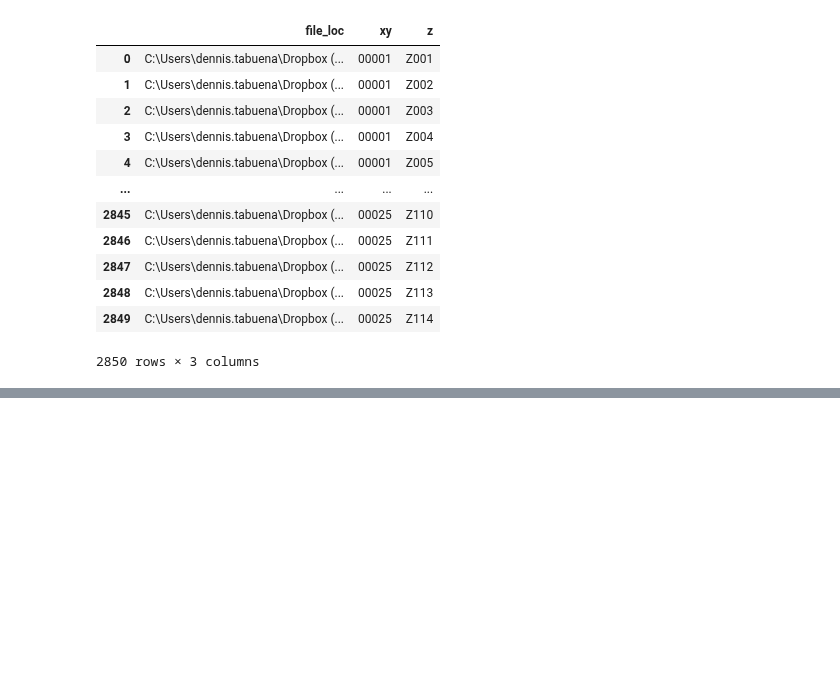
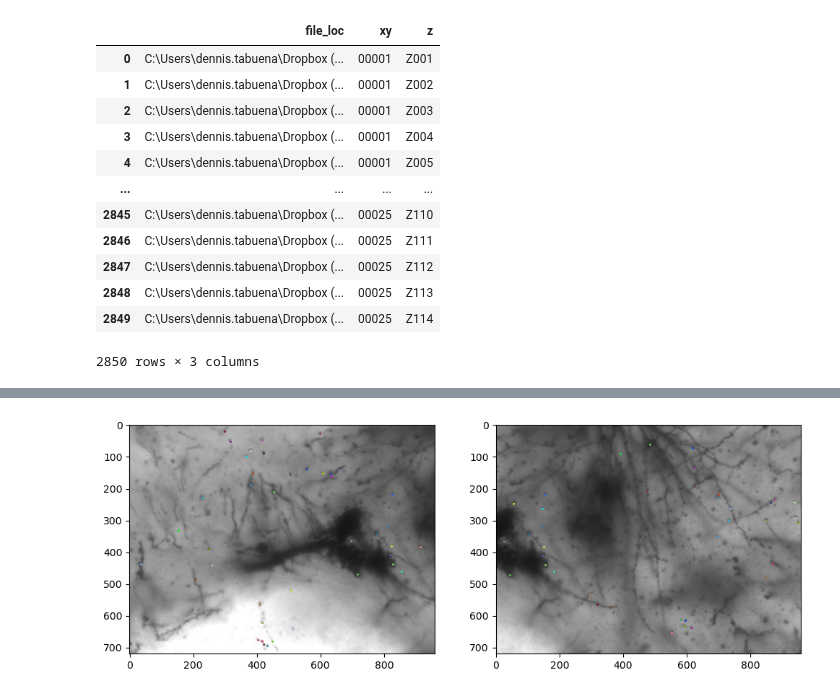
Before and after one commit to dtabuena/Workshop, a Jupyter notebook: Image/Test_Stitch.ipynb, the cells around one changed output, grey strips where cells are left out. Cells and saved outputs as stored; diff of their text form; code cells hidden in the pictures; blank space fills up the shorter version.

```diff
--- a/Image/Test_Stitch.ipynb
+++ b/Image/Test_Stitch.ipynb
@@ -83,0 +128,22 @@ image1_keypoints
+# %%
+# Initialize the feature matcher using brute-force matching
+bf = cv2.BFMatcher(cv2.NORM_L2, crossCheck=True)
+
+# Match the descriptors using brute-force matching
+matches = bf.match(descriptors1, descriptors2)
+num_matches = 50
+matches = sorted(matches, key=lambda x: x.distance)[:num_matches]
+# Extract matching keypoints
+src_points = np.float32([keypoints1[match.queryIdx].pt for match in matches]).reshape(-1, 1, 2)
+dst_points = np.float32([keypoints2[match.trainIdx].pt for match in matches]).reshape(-1, 1, 2)
+
+
+fig,ax=plt.subplots(1,2,figsize=(12,6))
+ax[0].imshow(image1)
+ax[1].imshow(image2)
+for s,d in zip(src_points,dst_points):
+    rand_color = np.random.rand(3)
+    ax[0].scatter(s[0][0],s[0][1],s=1,color=rand_color)
+    ax[1].scatter(d[0][0],d[0][1],s=1,color=rand_color)
+# %% [output]
+[figure, added]
```
Also changed, not shown: parts of 12 cells of this notebook.
